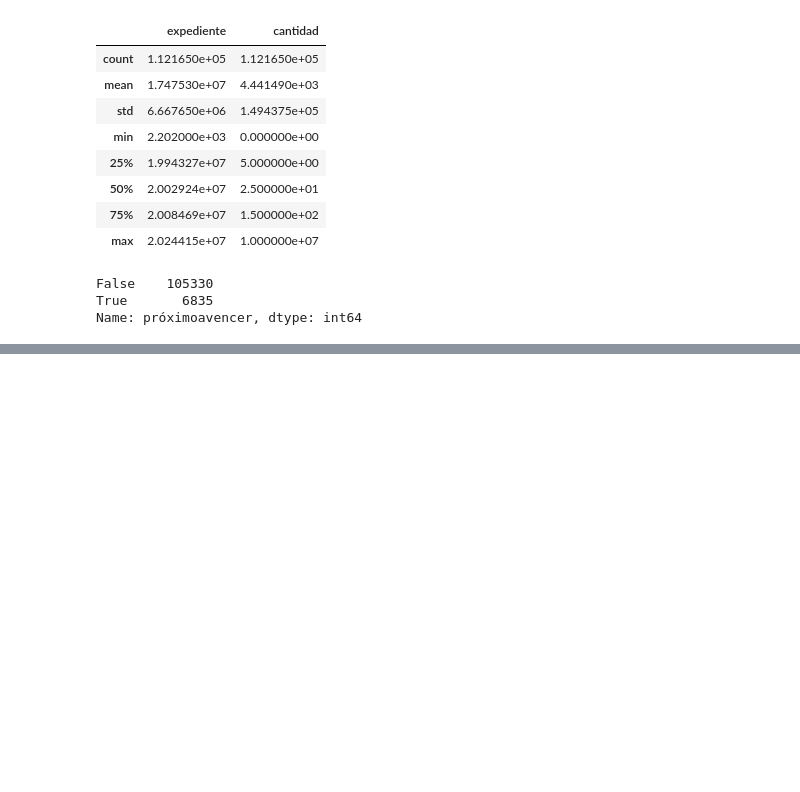
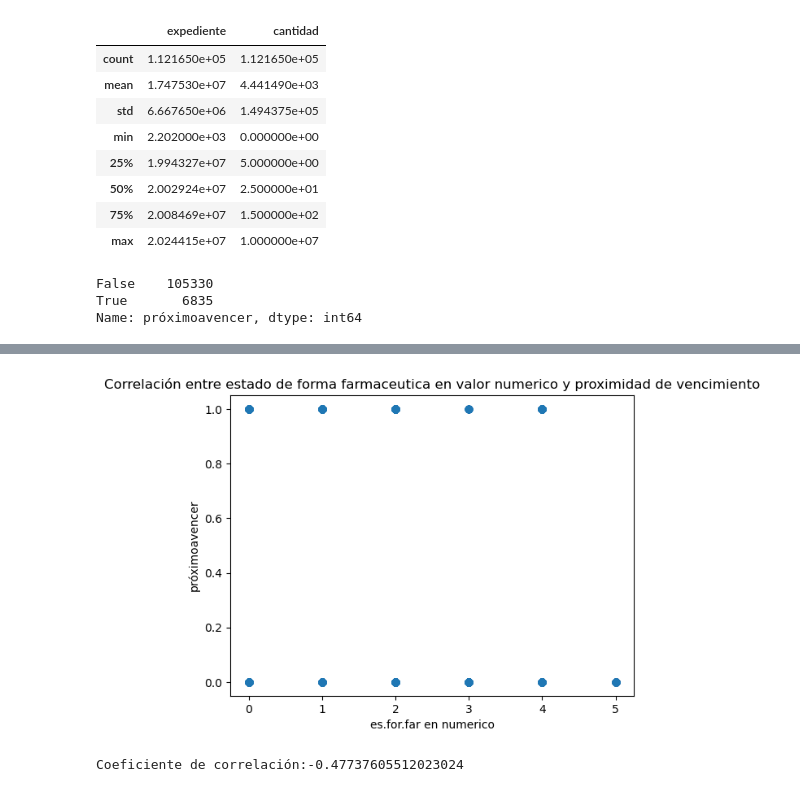
Before and after one commit to GustavoAPP/Trabajo_Acompa-amiento_Ciencia_de_Datos_Grupo_5, a Jupyter notebook: Código python.ipynb, the cells around one changed output, grey strips where cells are left out. Drawn from its saved outputs; the diff is of its cells as text; code cells hidden in the pictures; blank space fills up the shorter version.

```diff
--- a/Código python.ipynb
+++ b/Código python.ipynb
@@ -166,0 +182,13 @@ NameError: name 'df' is not defined
+# %%
+plt.scatter(df_temp["es.for.far en numerico"], df_temp["próximoavencer"])
+plt.xlabel("es.for.far en numerico")
+plt.ylabel("próximoavencer")
+plt.title("Correlación entre estado de forma farmaceutica en valor numerico y proximidad de vencimiento")
+plt.show()
+# %% [output]
+[figure, added]
+# %%
+correlation=df_temp["año de vencimiento"].corr(df_temp["próximoavencer"])
+print(f"Coeficiente de correlación:{correlation}")
+# %% [output]
+Coeficiente de correlación:-0.47737605512023024
```
Also changed, not shown: parts of 5 cells of this notebook.
